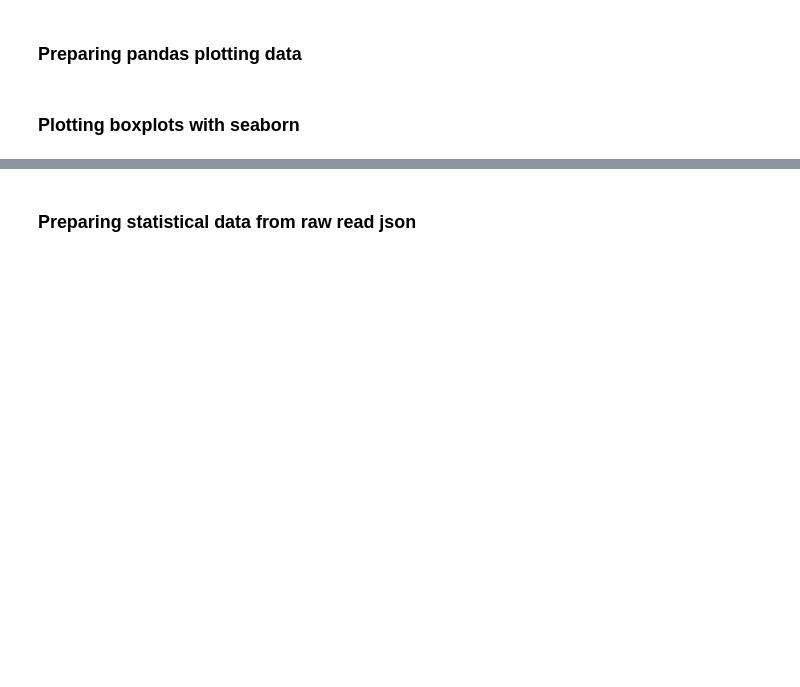
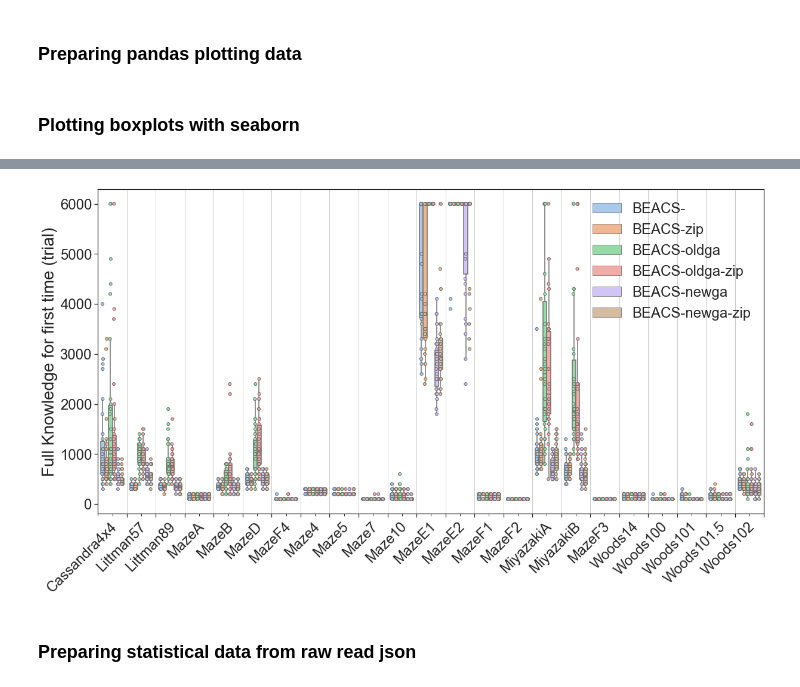
Before and after one commit to RomainOr/Reasoning-with-ALCS, a Jupyter notebook: example/MazeBoxplot.ipynb, the cells around one changed output, grey strips where cells are left out. Drawn from its saved outputs; the diff is of its cells as text; code cells hidden in the pictures; blank space fills up the shorter version.

```diff
--- a/example/MazeBoxplot.ipynb
+++ b/example/MazeBoxplot.ipynb
@@ -259,6 +264,8 @@ plot_avg_steps_to_exit(pandas_data)
 # %%
-#plot_first_time_full_knowledge_achieved(pandas_data)
+plot_first_time_full_knowledge_achieved(pandas_data)
 #plot_last_time_full_knowledge_achieved(pandas_data)
+# %% [output]
+[figure, added]
 # %% [markdown]
 ### Preparing statistical data from raw read json
 # %%
```
Also changed, not shown: parts of 7 cells of this notebook, 5 other files.
